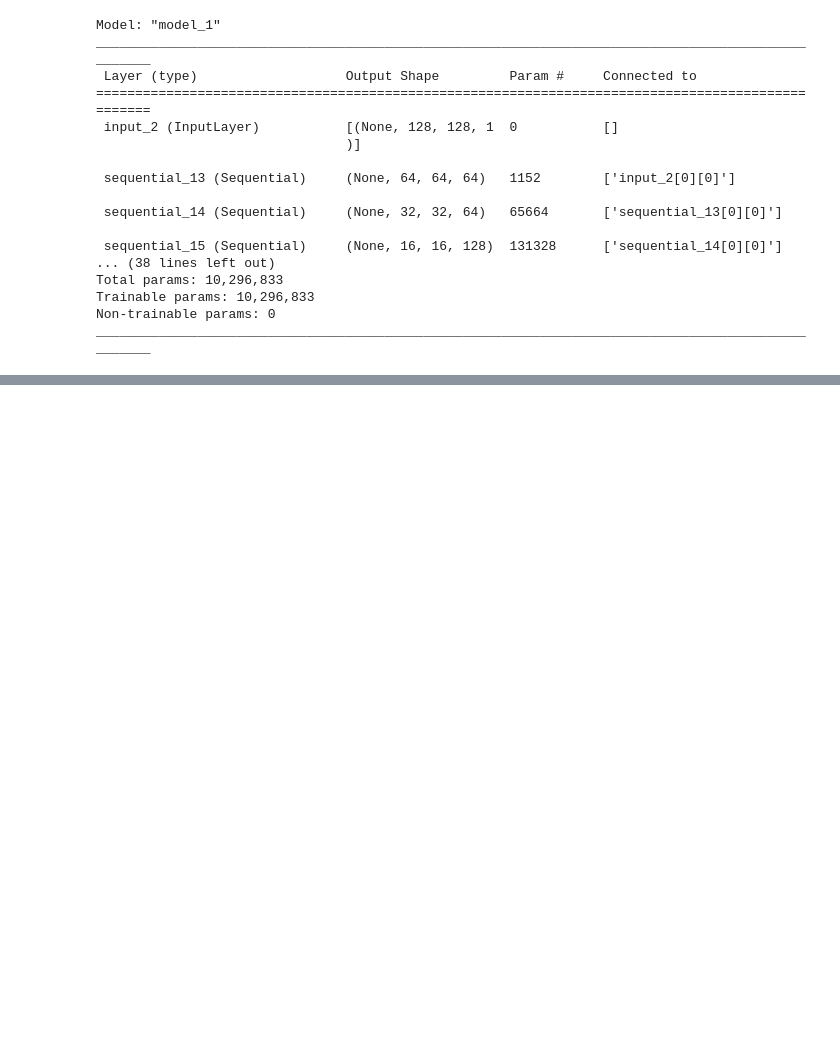
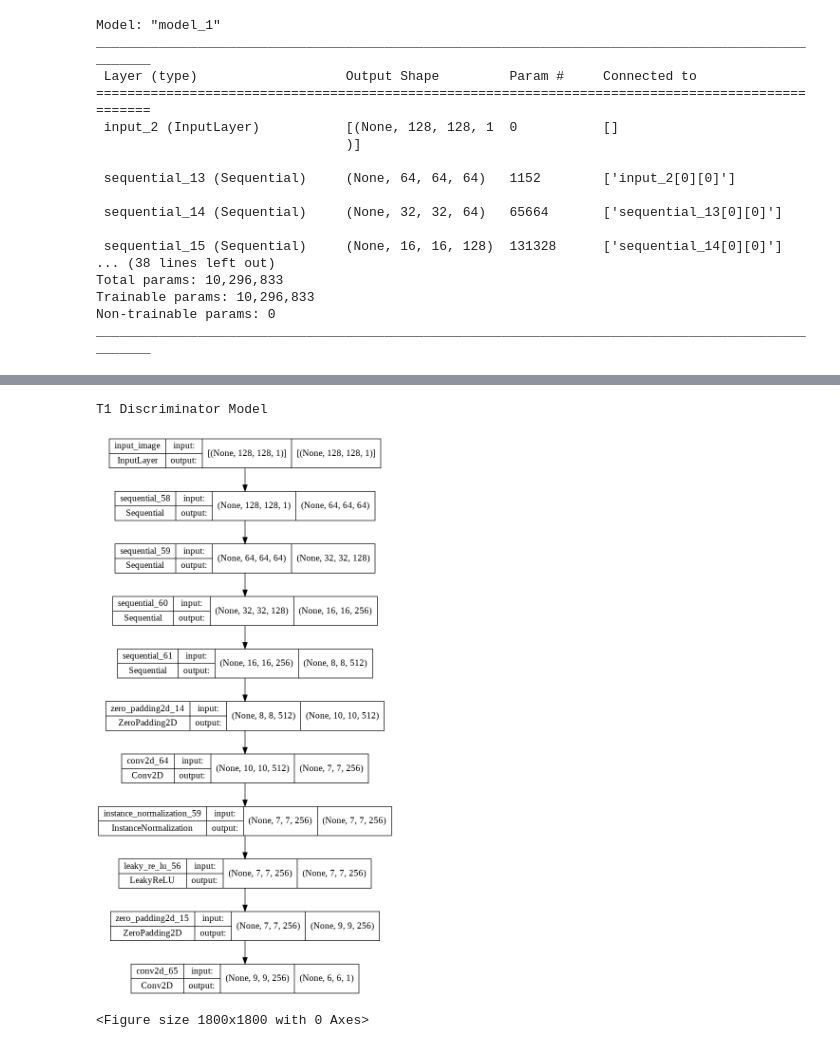
Before and after one commit to chaitsugale/Style-Transfer-using-CycleGAN, a Jupyter notebook: Style_Transfer_MR1_T1_T2_Cyclic_GAN_Capstone_Project_Chaitanya.ipynb, the cells around one changed output, grey strips where cells are left out. Drawn from its saved outputs; the diff is of its cells as text; code cells hidden in the pictures; blank space fills up the shorter version.

```diff
--- a/Style_Transfer_MR1_T1_T2_Cyclic_GAN_Capstone_Project_Chaitanya.ipynb
+++ b/Style_Transfer_MR1_T1_T2_Cyclic_GAN_Capstone_Project_Chaitanya.ipynb
@@ -574,0 +617,9 @@ T2 Generator Model
+# %%
+# defining discriminator
+
+# for T1 images
+discriminator_t1 = discriminator()
+
+# for T2 images
+
+discriminator_t2 = discriminator()
@@ -574,0 +670,10 @@ T2 Generator Model
+# %%
+print('T1 Discriminator Model')
+
+plt.figure(figsize=(25,25))
+
+plot_model(discriminator_t1,show_shapes = True,show_layer_names = True)
+# %% [output]
+T1 Discriminator Model
+[figure, added]
+<Figure size 1800x1800 with 0 Axes>
```
Also changed, not shown: parts of 13 cells of this notebook.
